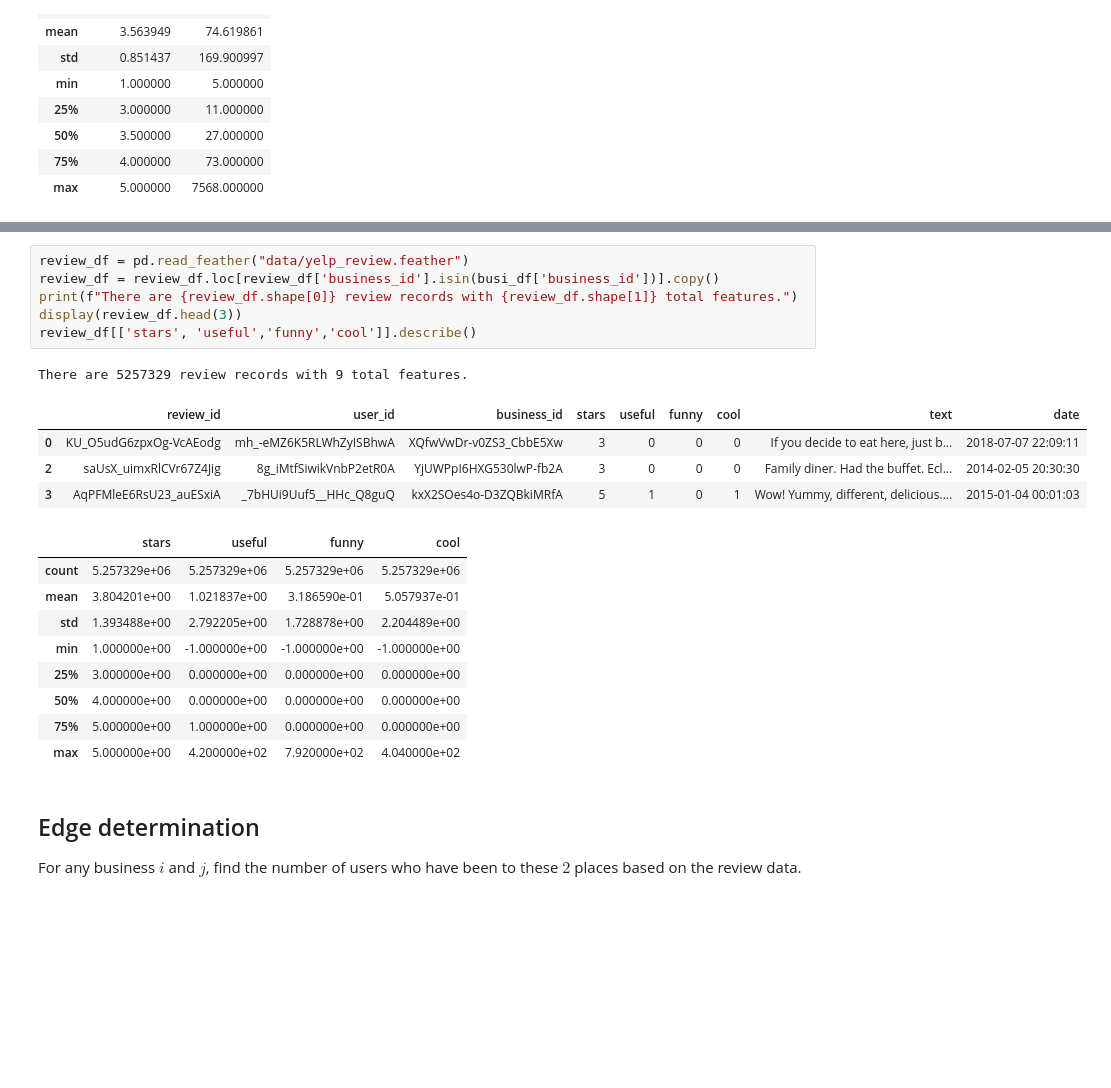
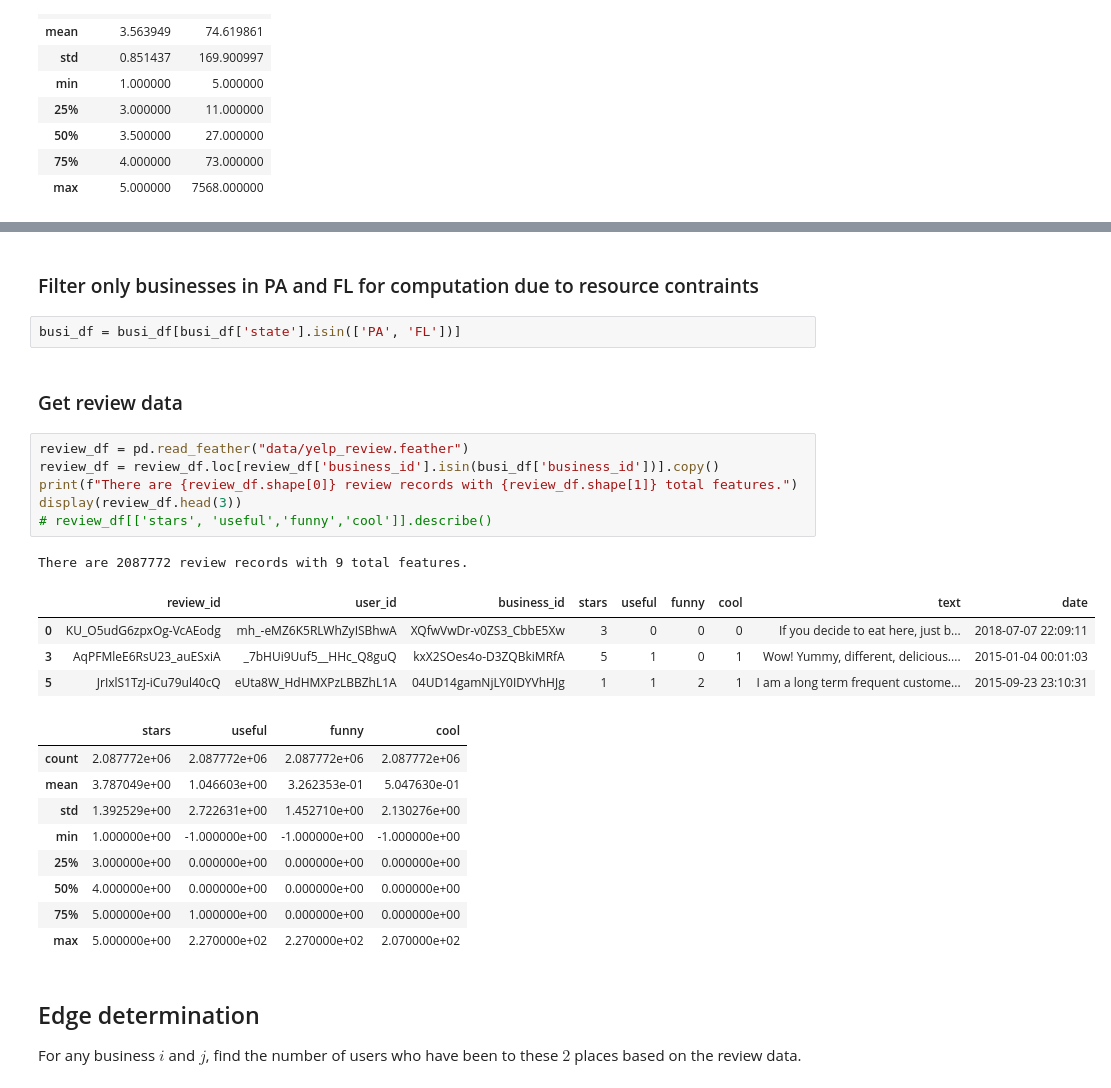
Before and after one commit to 98mina2/NetworkRecommender, a Jupyter notebook: linkPrediction.ipynb, the cells around one changed output, grey strips where cells are left out. Saved outputs shown, nothing was run; the diff lists cells and outputs as text; blank space fills up the shorter version.

```diff
--- a/linkPrediction.ipynb
+++ b/linkPrediction.ipynb
@@ -39,24 +59,30 @@ There are 68054 business records with 84 total features.
+# %% [markdown]
+### Filter only businesses in PA and FL for computation due to resource contraints
+# %%
+busi_df = busi_df[busi_df['state'].isin(['PA', 'FL'])]
+# %% [markdown]
+### Get review data
 # %%
 review_df = pd.read_feather("data/yelp_review.feather")
 review_df = review_df.loc[review_df['business_id'].isin(busi_df['business_id'])].copy()
 print(f"There are {review_df.shape[0]} review records with {review_df.shape[1]} total features.")
 display(review_df.head(3))
-review_df[['stars', 'useful','funny','cool']].describe()
+# review_df[['stars', 'useful','funny','cool']].describe()
 # %% [output]
-There are 5257329 review records with 9 total features.
+There are 2087772 review records with 9 total features.
 |  | review_id | user_id | business_id | stars | useful | funny | cool | text | date |
 | 0 | KU_O5udG6zpxOg-VcAEodg | mh_-eMZ6K5RLWhZyISBhwA | XQfwVwDr-v0ZS3_CbbE5Xw | 3 | 0 | 0 | 0 | If you decide to eat here, just b... | 2018-07-07 22:09:11 |
-| 2 | saUsX_uimxRlCVr67Z4Jig | 8g_iMtfSiwikVnbP2etR0A | YjUWPpI6HXG530lwP-fb2A | 3 | 0 | 0 | 0 | Family diner. Had the buffet. Ecl... | 2014-02-05 20:30:30 |
 | 3 | AqPFMleE6RsU23_auESxiA | _7bHUi9Uuf5__HHc_Q8guQ | kxX2SOes4o-D3ZQBkiMRfA | 5 | 1 | 0 | 1 | Wow! Yummy, different, delicious.... | 2015-01-04 00:01:03 |
+| 5 | JrIxlS1TzJ-iCu79ul40cQ | eUta8W_HdHMXPzLBBZhL1A | 04UD14gamNjLY0IDYVhHJg | 1 | 1 | 2 | 1 | I am a long term frequent custome... | 2015-09-23 23:10:31 |
 |  | stars | useful | funny | cool |
-| count | 5.257329e+06 | 5.257329e+06 | 5.257329e+06 | 5.257329e+06 |
-| mean | 3.804201e+00 | 1.021837e+00 | 3.186590e-01 | 5.057937e-01 |
-| std | 1.393488e+00 | 2.792205e+00 | 1.728878e+00 | 2.204489e+00 |
+| count | 2.087772e+06 | 2.087772e+06 | 2.087772e+06 | 2.087772e+06 |
+| mean | 3.787049e+00 | 1.046603e+00 | 3.262353e-01 | 5.047630e-01 |
+| std | 1.392529e+00 | 2.722631e+00 | 1.452710e+00 | 2.130276e+00 |
 | min | 1.000000e+00 | -1.000000e+00 | -1.000000e+00 | -1.000000e+00 |
 | 25% | 3.000000e+00 | 0.000000e+00 | 0.000000e+00 | 0.000000e+00 |
 | 50% | 4.000000e+00 | 0.000000e+00 | 0.000000e+00 | 0.000000e+00 |
 | 75% | 5.000000e+00 | 1.000000e+00 | 0.000000e+00 | 0.000000e+00 |
-| max | 5.000000e+00 | 4.200000e+02 | 7.920000e+02 | 4.040000e+02 |
+| max | 5.000000e+00 | 2.270000e+02 | 2.270000e+02 | 2.070000e+02 |
 # %% [markdown]
 ## Edge determination
 
```
Also changed, not shown: parts of 16 cells of this notebook.
